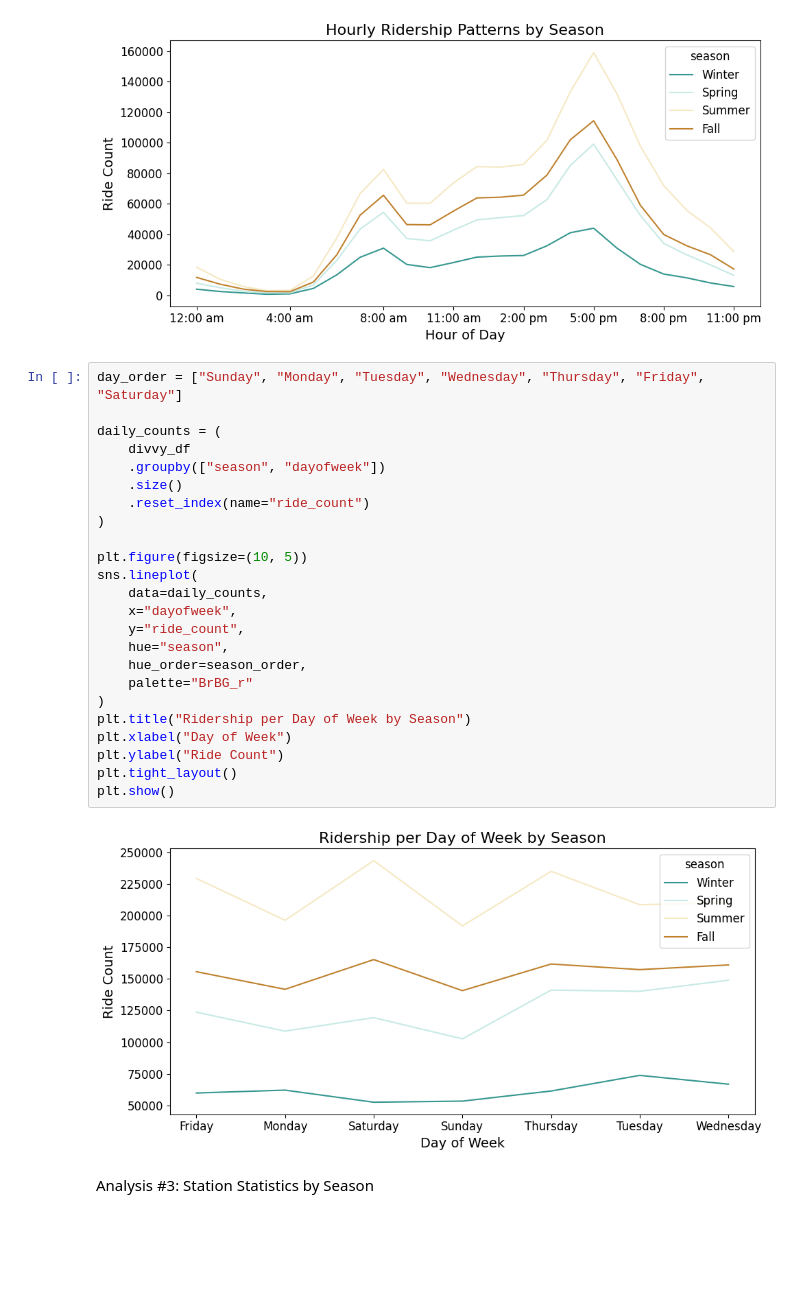
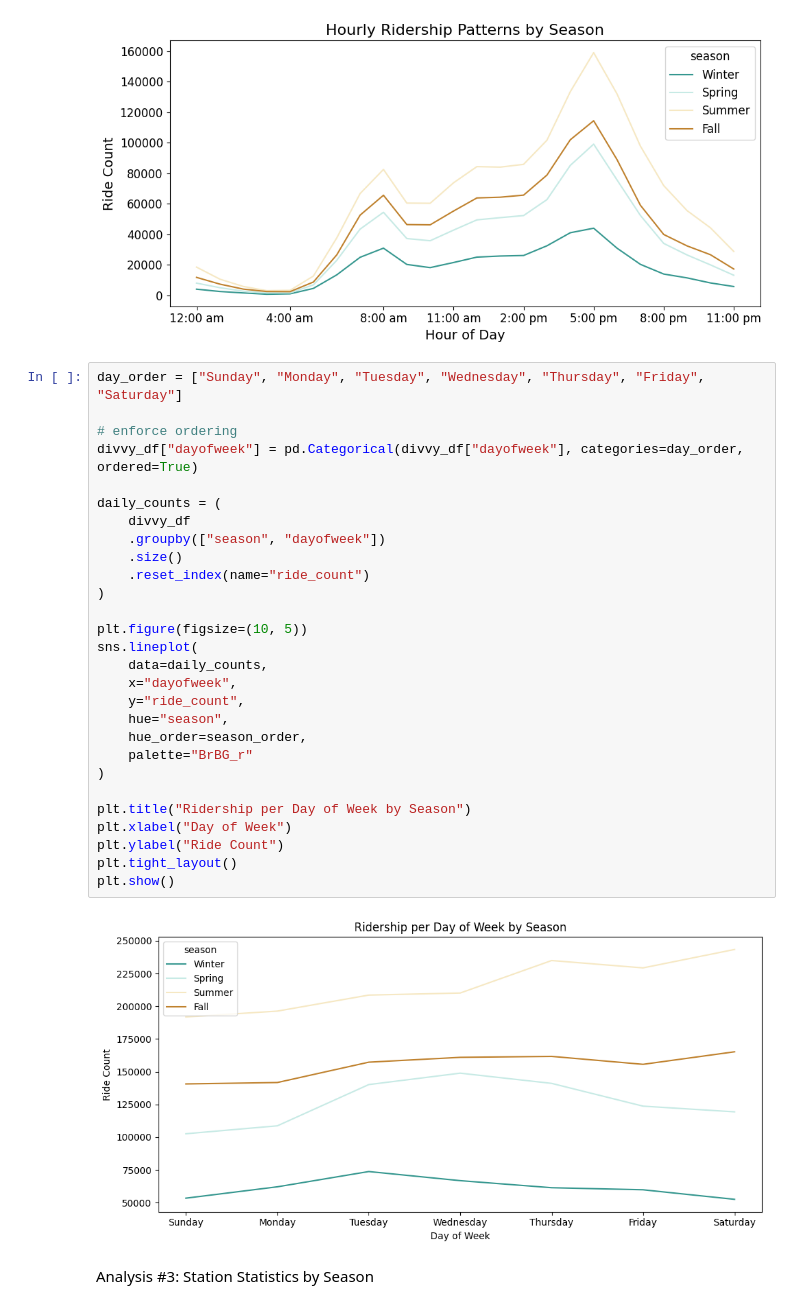
Before and after one commit to leon934/stat-315-final-project, a Jupyter notebook: data_analysis.ipynb, the cells around one changed output. Drawn from its saved outputs; the diff is of its cells as text; blank space fills up the shorter version.

```diff
--- a/data_analysis.ipynb
+++ b/data_analysis.ipynb
@@ -346,30 +336,34 @@ plt.show()
 [figure]
 # %%
 day_order = ["Sunday", "Monday", "Tuesday", "Wednesday", "Thursday", "Friday", "Saturday"]
+
+# enforce ordering
+divvy_df["dayofweek"] = pd.Categorical(divvy_df["dayofweek"], categories=day_order, ordered=True)
 
 daily_counts = (
     divvy_df
     .groupby(["season", "dayofweek"])
     .size()
     .reset_index(name="ride_count")
 )
 
 plt.figure(figsize=(10, 5))
 sns.lineplot(
     data=daily_counts,
     x="dayofweek",
     y="ride_count",
     hue="season",
     hue_order=season_order,
     palette="BrBG_r"
 )
+
 plt.title("Ridership per Day of Week by Season")
 plt.xlabel("Day of Week")
 plt.ylabel("Ride Count")
 plt.tight_layout()
 plt.show()
 # %% [output]
-[figure, old version]
+[figure, new version]
 # %% [markdown]
 Analysis #3: Station Statistics by Season
 # %%
```
Also changed, not shown: parts of 6 cells of this notebook, 1 other file.
